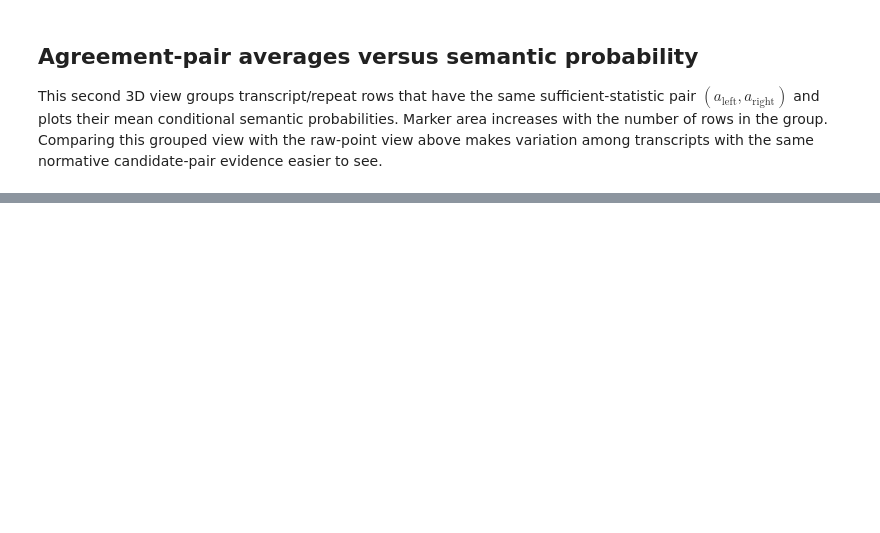
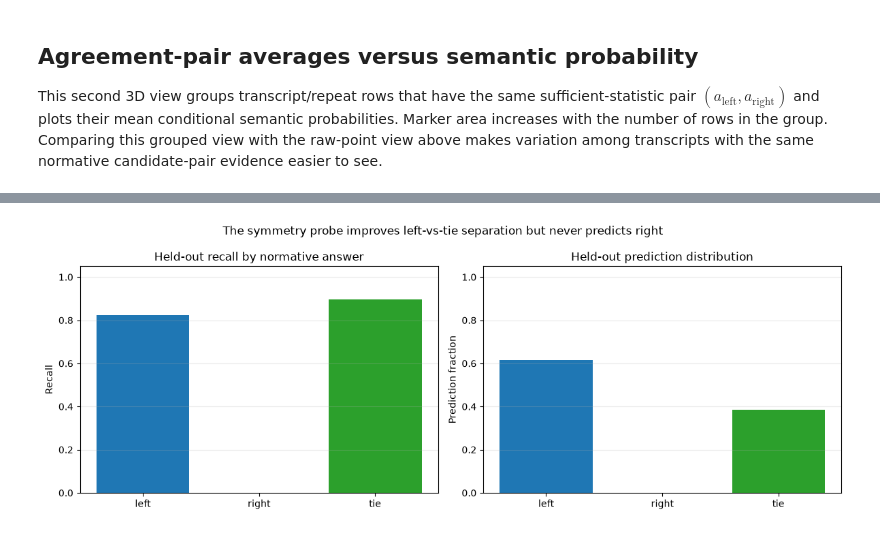
Before and after one commit to sooham/MATS, a Jupyter notebook: notebooks/01_minimal_noisy_source.ipynb, the cells around one changed output, grey strips where cells are left out. Drawn from its saved outputs; the diff is of its cells as text; code cells hidden in the pictures; blank space fills up the shorter version.

```diff
--- a/notebooks/01_minimal_noisy_source.ipynb
+++ b/notebooks/01_minimal_noisy_source.ipynb
@@ -1589,0 +2071,35 @@ HBox(children=(SelectionSlider(continuous_update=False, description='Reliability
+# %%
+test_symmetry_rows = [
+    row for row in honest_symmetry_records if row["split"] == "test"
+]
+
+fig, axes = plt.subplots(1, 2, figsize=(12, 4.4))
+
+semantic_recalls = []
+for semantic in SEMANTIC_CHOICES:
+    class_rows = [
+        row for row in test_symmetry_rows
+        if row["normative_semantic_choice"] == semantic
+    ]
+    semantic_recalls.append(mean_value([float(row["correct"]) for row in class_rows]))
+axes[0].bar(SEMANTIC_CHOICES, semantic_recalls, color=["tab:blue", "tab:orange", "tab:green"])
+axes[0].set_ylim(0, 1.05)
+axes[0].set_ylabel("Recall")
+axes[0].set_title("Held-out recall by normative answer")
+axes[0].grid(axis="y", alpha=0.25)
+
+prediction_rates = [
+    mean_value([row["predicted_semantic_choice"] == semantic for row in test_symmetry_rows])
+    for semantic in SEMANTIC_CHOICES
+]
+axes[1].bar(SEMANTIC_CHOICES, prediction_rates, color=["tab:blue", "tab:orange", "tab:green"])
+axes[1].set_ylim(0, 1.05)
+axes[1].set_ylabel("Prediction fraction")
+axes[1].set_title("Held-out prediction distribution")
+axes[1].grid(axis="y", alpha=0.25)
+
+fig.suptitle("The symmetry probe improves left-vs-tie separation but never predicts right")
+fig.tight_layout()
+plt.show()
+# %% [output]
+[figure, added]
```
Also changed, not shown: parts of 26 cells of this notebook, 45 other files.
